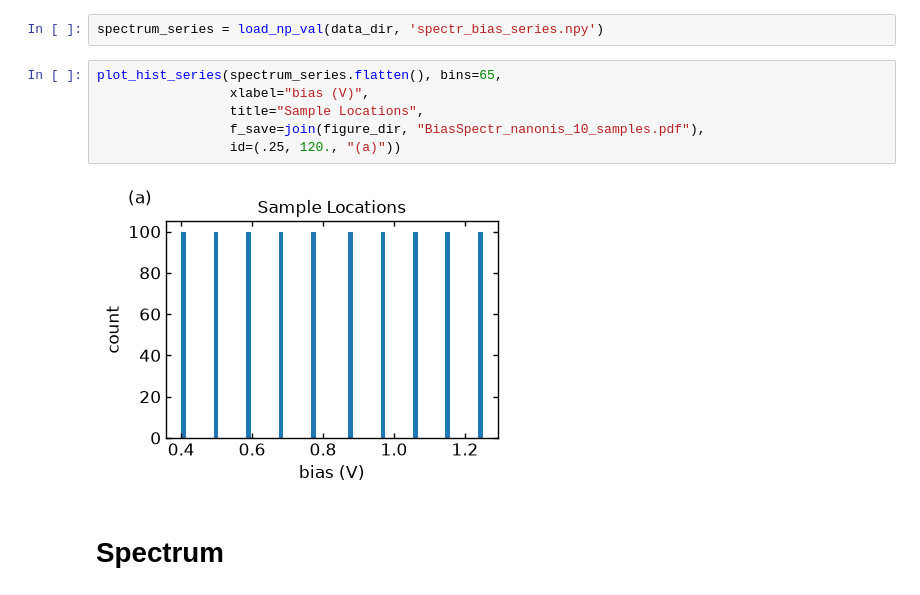
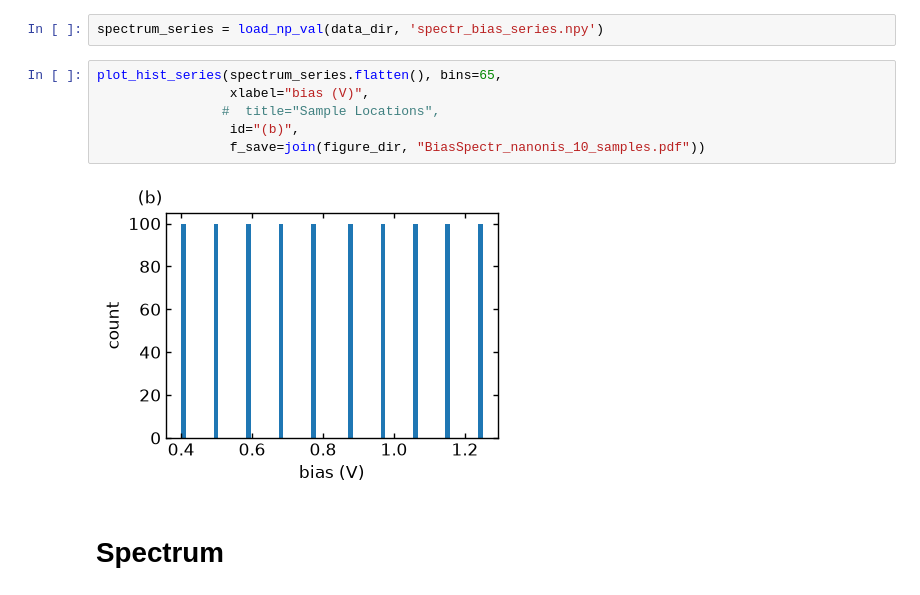
Before and after one commit to sandialabs/PRISMA, a Jupyter notebook: figures/BiasSpectr_nanonis_10.ipynb, the cells around one changed output. Saved outputs shown, nothing was run; the diff lists cells and outputs as text.

```diff
--- a/figures/BiasSpectr_nanonis_10.ipynb
+++ b/figures/BiasSpectr_nanonis_10.ipynb
@@ -22,11 +22,11 @@ spectrum_series = load_np_val(data_dir, 'spectr_bias_series.npy')
 # %%
 plot_hist_series(spectrum_series.flatten(), bins=65,
                  xlabel="bias (V)",
-                 title="Sample Locations",
-                 f_save=join(figure_dir, "BiasSpectr_nanonis_10_samples.pdf"),
-                 id=(.25, 120., "(a)"))
+                #  title="Sample Locations",
+                 id="(b)",
+                 f_save=join(figure_dir, "BiasSpectr_nanonis_10_samples.pdf"))
 # %% [output]
-[figure, old version]
+[figure, new version]
 # %% [markdown]
 # Spectrum
 # %%
```
Also changed, not shown: parts of 4 cells of this notebook, 4 other files.
